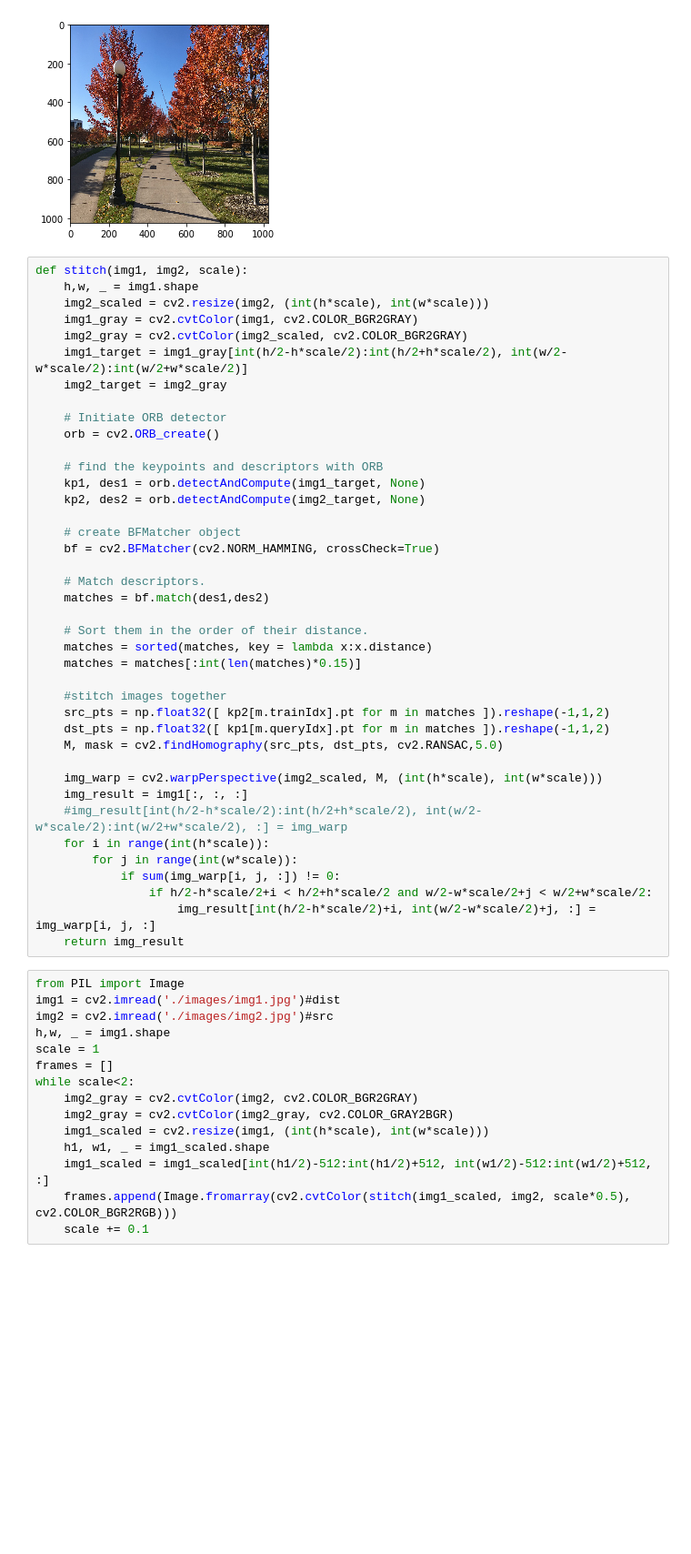
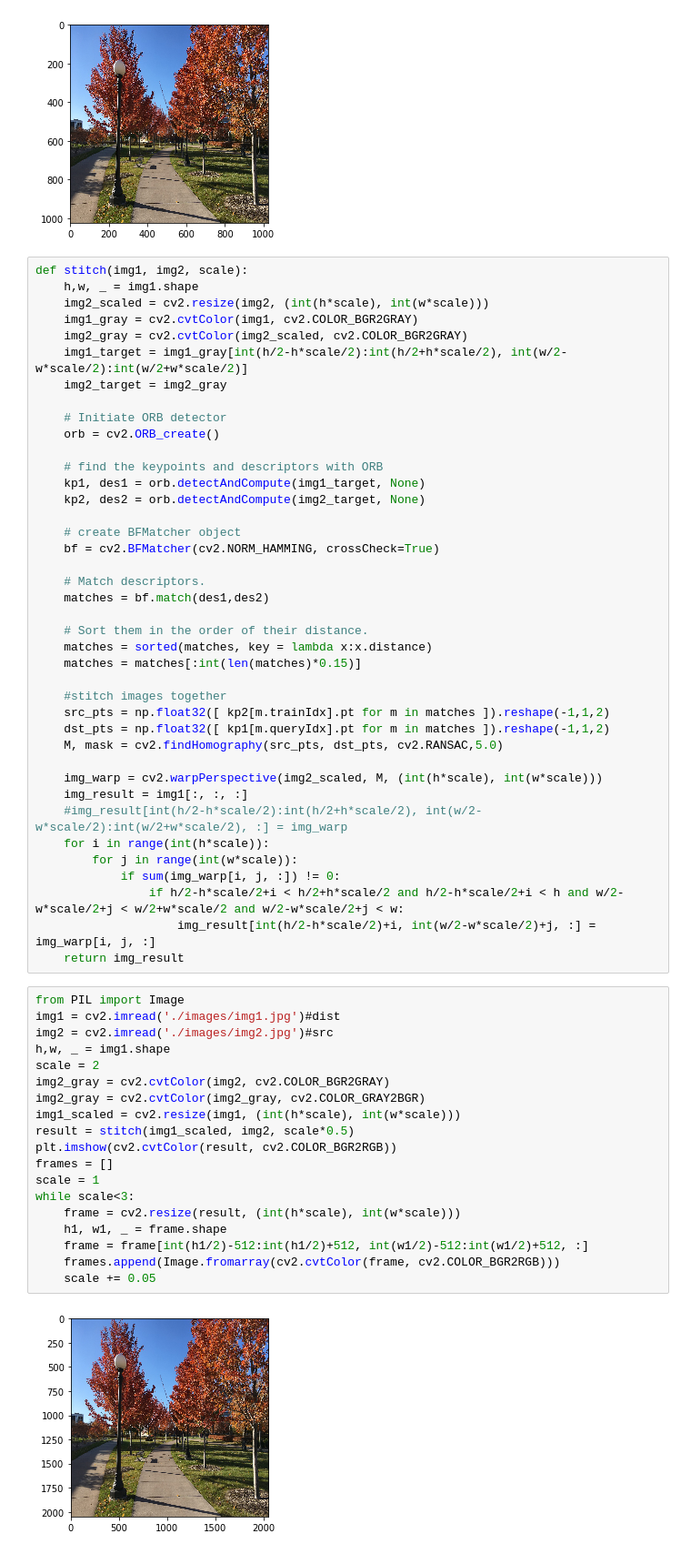
Before and after one commit to eugene08976/cvfx-homework4, a Jupyter notebook: homework4.ipynb, the cells around one changed output. Shown: that part at 91% size. Saved outputs shown, nothing was run; the diff lists cells and outputs as text; blank space fills up the shorter version.

```diff
--- a/homework4.ipynb
+++ b/homework4.ipynb
@@ -96,24 +96,30 @@ def stitch(img1, img2, scale):
     for i in range(int(h*scale)):
         for j in range(int(w*scale)):
             if sum(img_warp[i, j, :]) != 0:
-                if h/2-h*scale/2+i < h/2+h*scale/2 and w/2-w*scale/2+j < w/2+w*scale/2:
+                if h/2-h*scale/2+i < h/2+h*scale/2 and h/2-h*scale/2+i < h and w/2-w*scale/2+j < w/2+w*scale/2 and w/2-w*scale/2+j < w:
                     img_result[int(h/2-h*scale/2)+i, int(w/2-w*scale/2)+j, :] = img_warp[i, j, :]
     return img_result
 # %%
 from PIL import Image
 img1 = cv2.imread('./images/img1.jpg')#dist
 img2 = cv2.imread('./images/img2.jpg')#src
 h,w, _ = img1.shape
+scale = 2
+img2_gray = cv2.cvtColor(img2, cv2.COLOR_BGR2GRAY)
+img2_gray = cv2.cvtColor(img2_gray, cv2.COLOR_GRAY2BGR)
+img1_scaled = cv2.resize(img1, (int(h*scale), int(w*scale)))
+result = stitch(img1_scaled, img2, scale*0.5)
+plt.imshow(cv2.cvtColor(result, cv2.COLOR_BGR2RGB))
+frames = []
 scale = 1
-frames = []
-while scale<2:
-    img2_gray = cv2.cvtColor(img2, cv2.COLOR_BGR2GRAY)
-    img2_gray = cv2.cvtColor(img2_gray, cv2.COLOR_GRAY2BGR)
-    img1_scaled = cv2.resize(img1, (int(h*scale), int(w*scale)))
-    h1, w1, _ = img1_scaled.shape
-    img1_scaled = img1_scaled[int(h1/2)-512:int(h1/2)+512, int(w1/2)-512:int(w1/2)+512, :]
-    frames.append(Image.fromarray(cv2.cvtColor(stitch(img1_scaled, img2, scale*0.5), cv2.COLOR_BGR2RGB)))
-    scale += 0.1
+while scale<3:
+    frame = cv2.resize(result, (int(h*scale), int(w*scale)))
+    h1, w1, _ = frame.shape
+    frame = frame[int(h1/2)-512:int(h1/2)+512, int(w1/2)-512:int(w1/2)+512, :]
+    frames.append(Image.fromarray(cv2.cvtColor(frame, cv2.COLOR_BGR2RGB)))
+    scale += 0.05
+# %% [output]
+[figure, added]
 # %%
 from IPython.display import Image as IPImage
 import math
```
Also changed, not shown: parts of 1 cell of this notebook, 1 other file.
